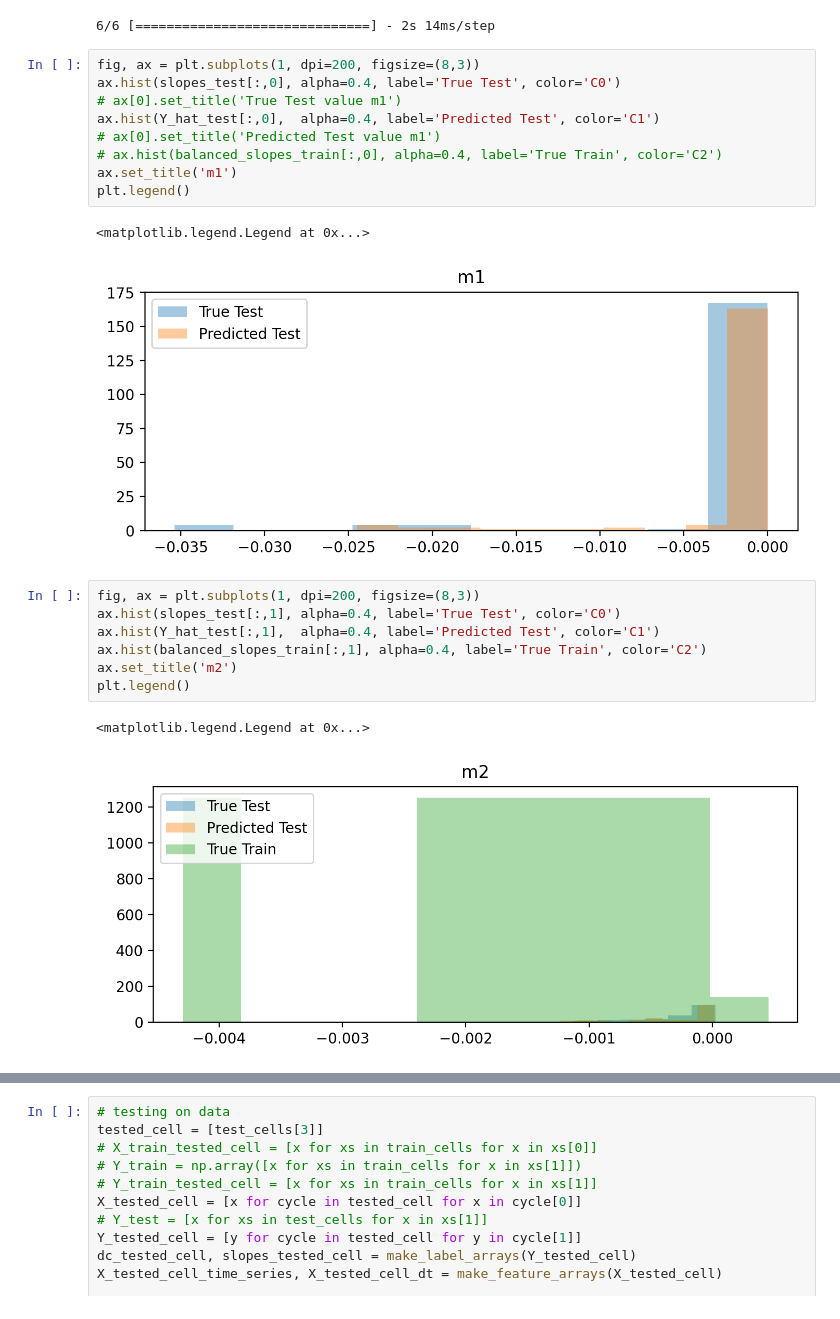
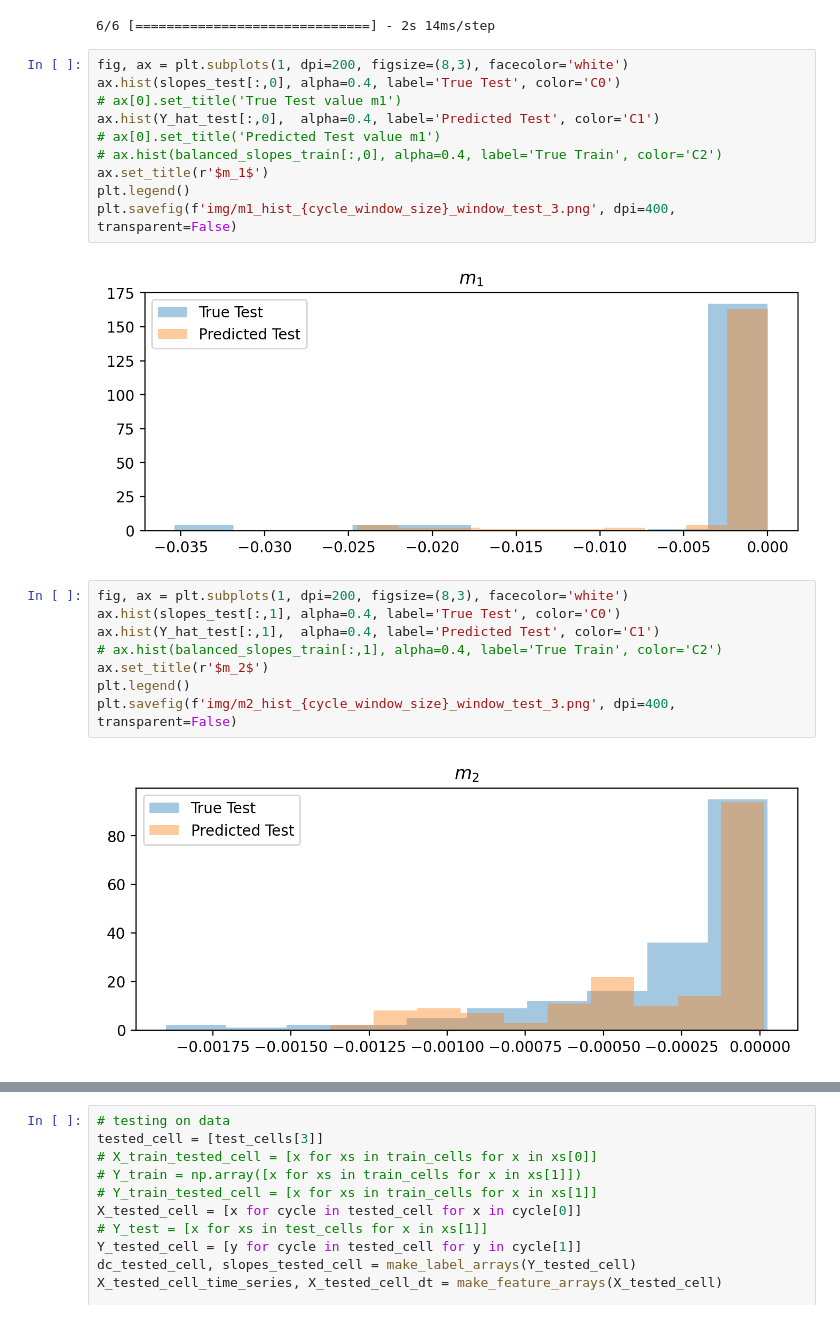
Before and after one commit to TRI-AMDD/bye-cycle, a Jupyter notebook: examples/LFP.ipynb, the cells around one changed output, grey strips where cells are left out. Cells and saved outputs as stored; diff of their text form.

```diff
--- a/examples/LFP.ipynb
+++ b/examples/LFP.ipynb
@@ -677,26 +677,26 @@ Y_hat_test = l_scaler.inverse_transform(Y_hat_test)
 # %% [output]
 6/6 [==============================] - 2s 14ms/step
 # %%
-fig, ax = plt.subplots(1, dpi=200, figsize=(8,3))
+fig, ax = plt.subplots(1, dpi=200, figsize=(8,3), facecolor='white')
 ax.hist(slopes_test[:,0], alpha=0.4, label='True Test', color='C0')
 # ax[0].set_title('True Test value m1')
 ax.hist(Y_hat_test[:,0],  alpha=0.4, label='Predicted Test', color='C1')
 # ax[0].set_title('Predicted Test value m1')
 # ax.hist(balanced_slopes_train[:,0], alpha=0.4, label='True Train', color='C2')
-ax.set_title('m1')
+ax.set_title(r'$m_1$')
 plt.legend()
+plt.savefig(f'img/m1_hist_{cycle_window_size}_window_test_3.png', dpi=400, transparent=False)
 # %% [output]
-<matplotlib.legend.Legend at 0x...>
 [figure]
 # %%
-fig, ax = plt.subplots(1, dpi=200, figsize=(8,3))
+fig, ax = plt.subplots(1, dpi=200, figsize=(8,3), facecolor='white')
 ax.hist(slopes_test[:,1], alpha=0.4, label='True Test', color='C0')
 ax.hist(Y_hat_test[:,1],  alpha=0.4, label='Predicted Test', color='C1')
-ax.hist(balanced_slopes_train[:,1], alpha=0.4, label='True Train', color='C2')
-ax.set_title('m2')
+# ax.hist(balanced_slopes_train[:,1], alpha=0.4, label='True Train', color='C2')
+ax.set_title(r'$m_2$')
 plt.legend()
+plt.savefig(f'img/m2_hist_{cycle_window_size}_window_test_3.png', dpi=400, transparent=False)
 # %% [output]
-<matplotlib.legend.Legend at 0x...>
-[figure, old version]
+[figure, new version]
 # %%
 from sklearn.metrics import r2_score
```
Also changed, not shown: parts of 3 cells of this notebook.
